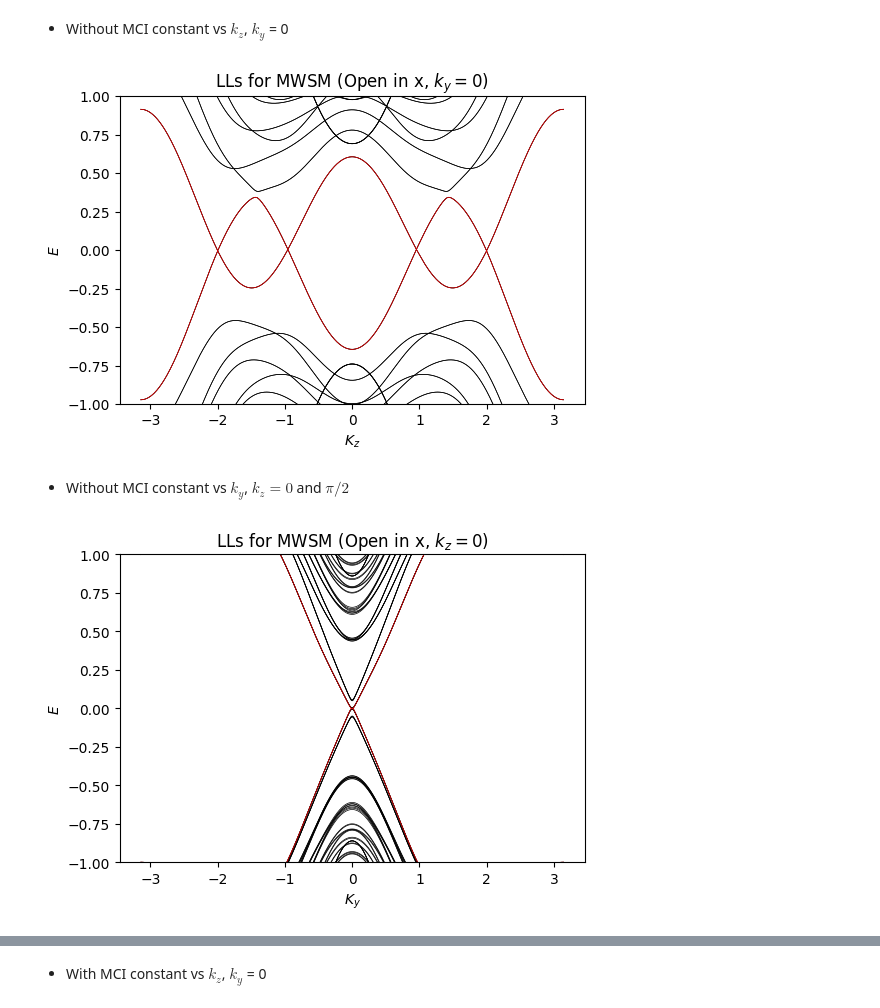
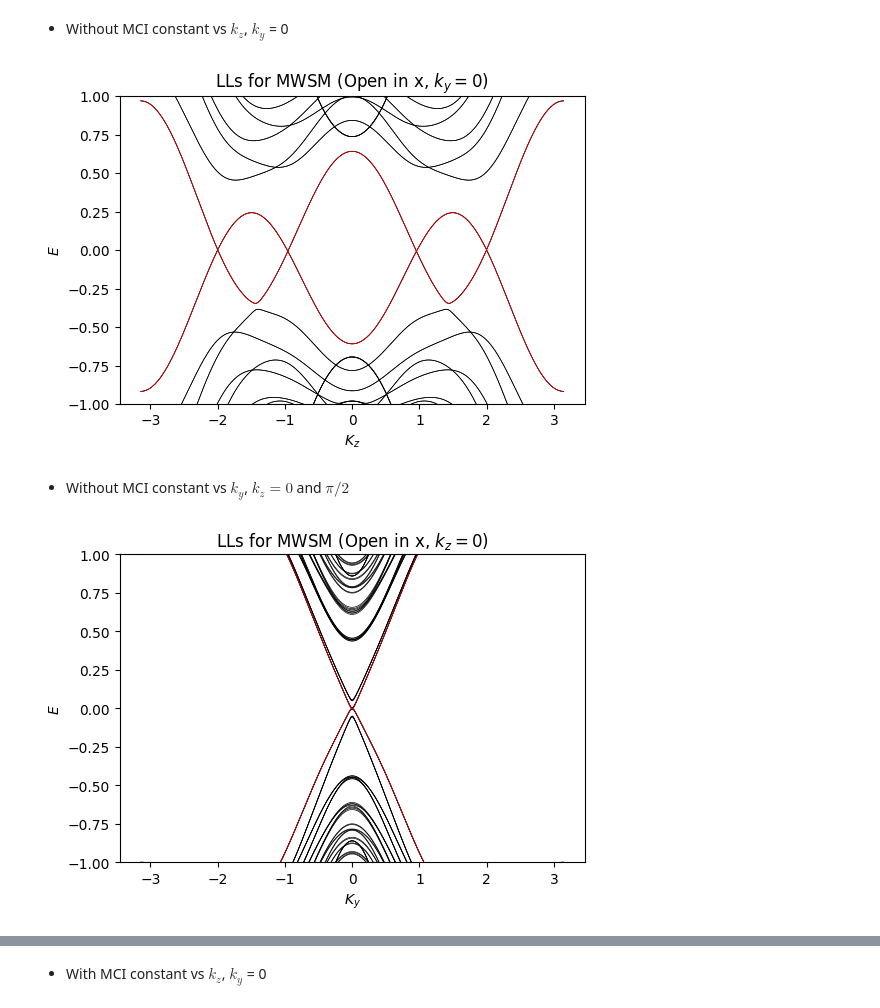
Before and after one commit to gehadibany/topological-phases, a Jupyter notebook: MTSM_LLs.ipynb, the cells around one changed output, grey strips where cells are left out. Drawn from its saved outputs; the diff is of its cells as text; code cells hidden in the pictures.

```diff
--- a/MTSM_LLs.ipynb
+++ b/MTSM_LLs.ipynb
@@ -48,7 +48,7 @@ for kz in kzs:
 
         #H2 = H_P2 + VP_2 *exp(ikx) + VP_2d *exp(iky)
         HP_2 = np.sin(ky+2*B*i)*sigma_y-(2+g2-np.cos(ky+2*B*i)-np.cos(kz))*sigma_z
-        VP_2 = (1j/2)*sigma_x-(1/2)*sigma_z
+        VP_2 = (-1j/2)*sigma_x-(1/2)*sigma_z
         VP_2d = VP_2.conj().T
 
         nHP_1 = np.sin(ky+2*B*(i+0.5))*tau_y+(2+g1-np.cos(ky+2*B*(i+0.5))-np.cos(kz))*tau_z
@@ -57,7 +57,7 @@ for kz in kzs:
 
         #H2 = H_P2 + VP_2 *exp(ikx) + VP_2d *exp(iky)
         nHP_2 = np.sin(ky+2*B*(i+0.5))*sigma_y-(2+g2-np.cos(ky+2*B*(i+0.5))-np.cos(kz))*sigma_z
-        nVP_2 = (1j/2)*sigma_x-(1/2)*sigma_z
+        nVP_2 = (-1j/2)*sigma_x-(1/2)*sigma_z
         nVP_2d = nVP_2.conj().T
 
         #H_c = H1⊗ H2
@@ -81,34 +81,34 @@ for kz in kzs:
             H_child[4*(i+2):4*(i+3), 4*i:4*(i+1)] = v_hops.conj().T
         if i == L-2:
             H_child[4*i:4*(i+1), 0:4] = v_hops
             H_child[0:4, 4*i:4*(i+1)] = v_hops.conj().T
 
 
     eigenvals_oc_child = np.linalg.eigvalsh(H_child)
     child_eigvals_oc_vs_kz.append(eigenvals_oc_child)
 
 
 child_eigvals_oc_vs_kz = np.array(child_eigvals_oc_vs_kz).T
 
 #plot
 fig, ax = plt.subplots(figsize=(6,4))
 for band in child_eigvals_oc_vs_kz:
     ax.plot(kzs, band, color='black', linewidth=0.5)
 
 ax.set_xlabel ('$K_z$')
 ax.set_ylabel ('$E$')
 ax.set_title ('LLs for MWSM (Open in x, $k_y = 0$)')
 ax.set_ylim (-1,1)
 
 mid = 2*L
 for b in [mid-1, mid]:
     plt.plot(kzs,child_eigvals_oc_vs_kz[b], color='red', linewidth =0.5)
 
 plt.savefig ('LLs for MWSM (Open in x, $k_y = 0$)')
 
 plt.show()
 # %% [output]
-[figure, old version]
+[figure, new version]
 # %% [markdown]
 * Without MCI constant vs $k_y$, $k_z = 0$ and $\pi/2$
 # %%
@@ -129,7 +129,7 @@ for ky in kys:
 
         #H2 = H_P2 + VP_2 *exp(ikx) + VP_2d *exp(iky)
         HP_2 = np.sin(ky)*sigma_y-(2+g2-np.cos(ky)-np.cos(kz+2*B*i))*sigma_z
-        VP_2 = (1j/2)*sigma_x-(1/2)*sigma_z
+        VP_2 = (-1j/2)*sigma_x-(1/2)*sigma_z
         VP_2d = VP_2.conj().T
 
         nHP_1 = np.sin(ky)*tau_y+(2+g1-np.cos(ky)-np.cos(kz+2*B*(i+0.5)))*tau_z
@@ -138,7 +138,7 @@ for ky in kys:
 
         #H2 = H_P2 + VP_2 *exp(ikx) + VP_2d *exp(iky)
         nHP_2 = np.sin(ky)*sigma_y-(2+g2-np.cos(ky)-np.cos(kz+2*B*(i+0.5)))*sigma_z
-        nVP_2 = (1j/2)*sigma_x-(1/2)*sigma_z
+        nVP_2 = (-1j/2)*sigma_x-(1/2)*sigma_z
         nVP_2d = nVP_2.conj().T
 
         #H_c = H1⊗ H2
@@ -188,6 +188,6 @@ ax.set_ylim (-1,1)
 plt.savefig('LLs for MWSM (Open in x, $k_z = 0$)')
 plt.show()
 # %% [output]
-[figure, old version]
+[figure, new version]
 # %%
 kys = np.linspace(-np.pi,np.pi, 501)
```
Also changed, not shown: parts of 13 cells of this notebook.
